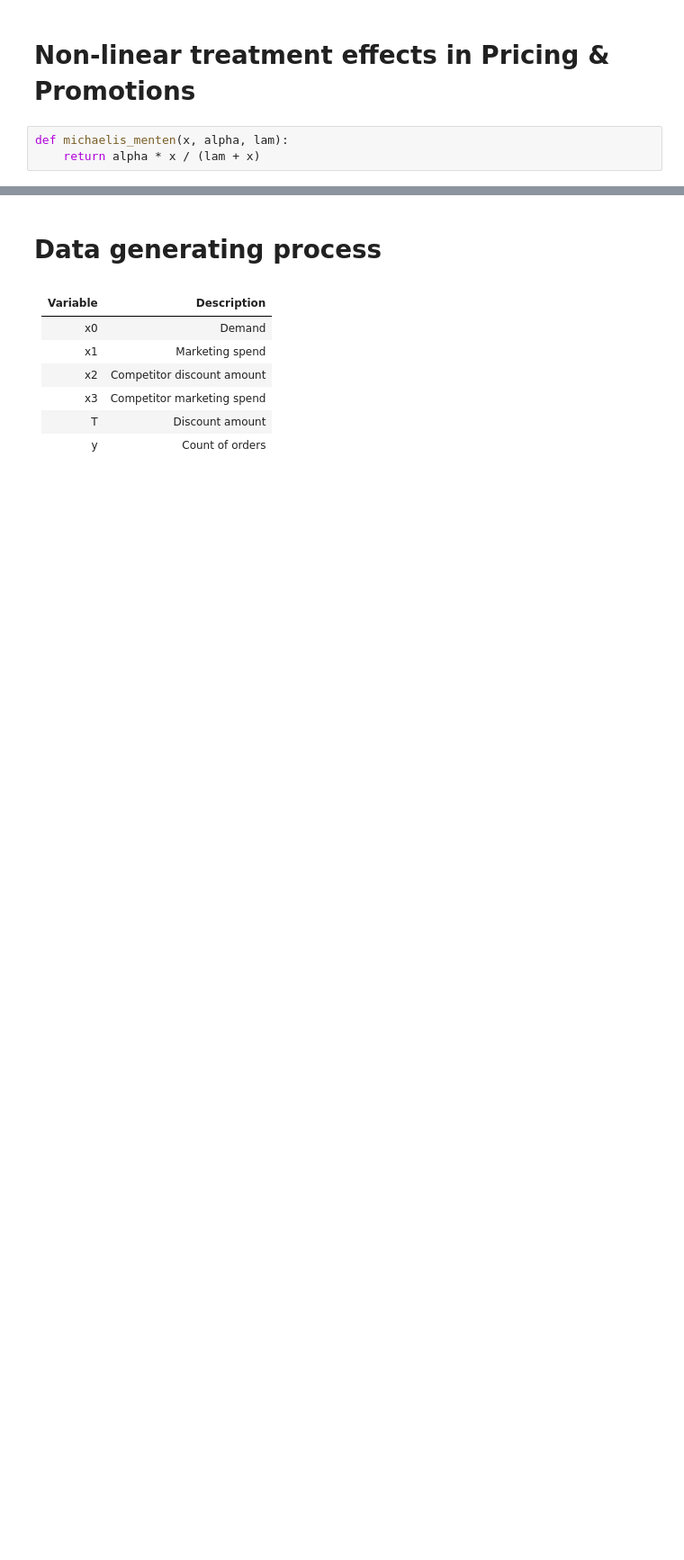
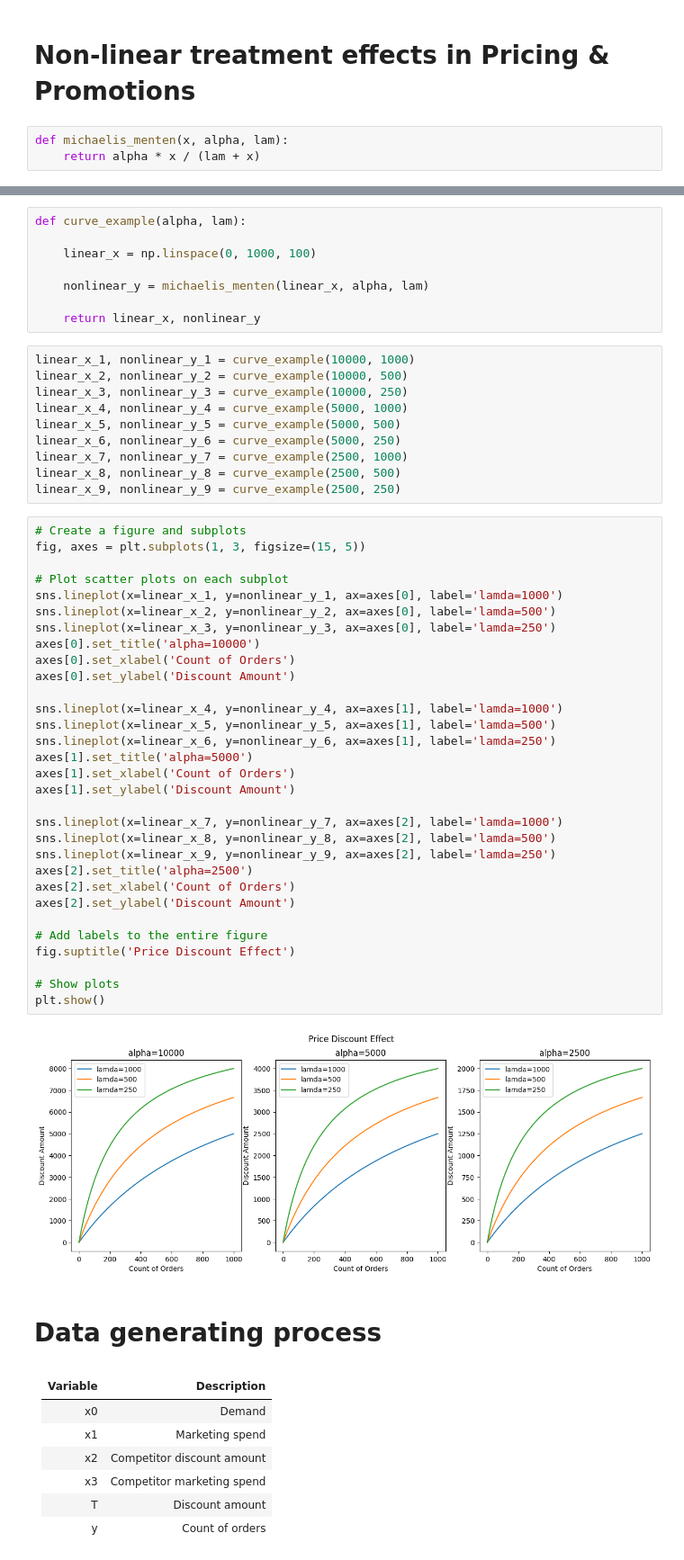
Before and after one commit to raz1470/causal_ai, a Jupyter notebook: notebooks/optimising nonlinear treatment effects in pricing and promotions.ipynb, the cells around one changed output, grey strips where cells are left out. Shown: that part at 90% size. Saved outputs shown, nothing was run; the diff lists cells and outputs as text; blank space fills up the shorter version.

Commit message:
final notebook for nonlinear te

```diff
--- a/notebooks/optimising nonlinear treatment effects in pricing and promotions.ipynb
+++ b/notebooks/optimising nonlinear treatment effects in pricing and promotions.ipynb
@@ -41,3 +16,54 @@ plt.show()
+# %%
+def curve_example(alpha, lam):
+
+    linear_x = np.linspace(0, 1000, 100)
+
+    nonlinear_y = michaelis_menten(linear_x, alpha, lam)
+
+    return linear_x, nonlinear_y
+# %%
+linear_x_1, nonlinear_y_1 = curve_example(10000, 1000)
+linear_x_2, nonlinear_y_2 = curve_example(10000, 500)
+linear_x_3, nonlinear_y_3 = curve_example(10000, 250)
+linear_x_4, nonlinear_y_4 = curve_example(5000, 1000)
+linear_x_5, nonlinear_y_5 = curve_example(5000, 500)
+linear_x_6, nonlinear_y_6 = curve_example(5000, 250)
+linear_x_7, nonlinear_y_7 = curve_example(2500, 1000)
+linear_x_8, nonlinear_y_8 = curve_example(2500, 500)
+linear_x_9, nonlinear_y_9 = curve_example(2500, 250)
+# %%
+# Create a figure and subplots
+fig, axes = plt.subplots(1, 3, figsize=(15, 5))
+
+# Plot scatter plots on each subplot
+sns.lineplot(x=linear_x_1, y=nonlinear_y_1, ax=axes[0], label='lamda=1000')
+sns.lineplot(x=linear_x_2, y=nonlinear_y_2, ax=axes[0], label='lamda=500')
+sns.lineplot(x=linear_x_3, y=nonlinear_y_3, ax=axes[0], label='lamda=250')
+axes[0].set_title('alpha=10000')
+axes[0].set_xlabel('Count of Orders')
+axes[0].set_ylabel('Discount Amount')
+
+sns.lineplot(x=linear_x_4, y=nonlinear_y_4, ax=axes[1], label='lamda=1000')
+sns.lineplot(x=linear_x_5, y=nonlinear_y_5, ax=axes[1], label='lamda=500')
+sns.lineplot(x=linear_x_6, y=nonlinear_y_6, ax=axes[1], label='lamda=250')
+axes[1].set_title('alpha=5000')
+axes[1].set_xlabel('Count of Orders')
+axes[1].set_ylabel('Discount Amount')
+
+sns.lineplot(x=linear_x_7, y=nonlinear_y_7, ax=axes[2], label='lamda=1000')
+sns.lineplot(x=linear_x_8, y=nonlinear_y_8, ax=axes[2], label='lamda=500')
+sns.lineplot(x=linear_x_9, y=nonlinear_y_9, ax=axes[2], label='lamda=250')
+axes[2].set_title('alpha=2500')
+axes[2].set_xlabel('Count of Orders')
+axes[2].set_ylabel('Discount Amount')
+
+# Add labels to the entire figure
+fig.suptitle('Price Discount Effect')
+
+# Show plots
+plt.show()
+# %% [output]
+[figure, added]
 # %% [markdown]
 # Data generating process
 # %% [markdown]
```
Also changed, not shown: parts of 35 cells of this notebook, 7 other files.
